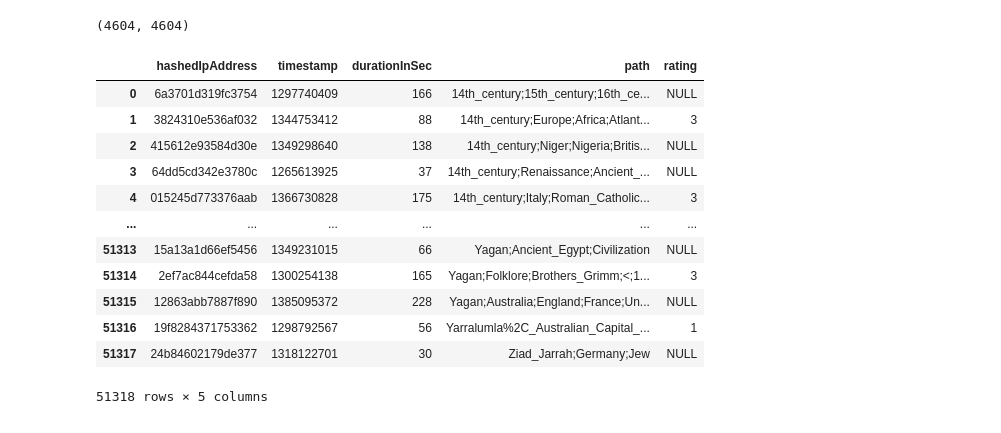
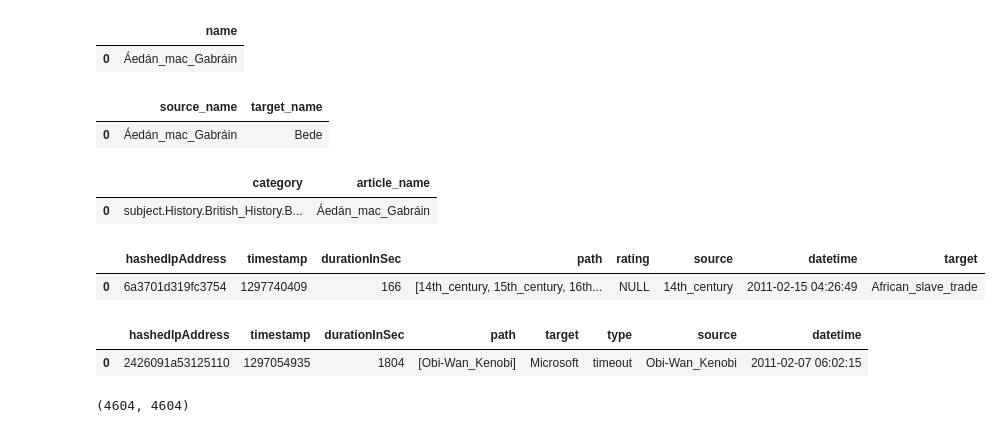
Before and after one commit to epfl-ada/ada-2024-project-5pack, a Jupyter notebook: data_exploration.ipynb, the cells around one changed output. Saved outputs shown, nothing was run; the diff lists cells and outputs as text; code cells hidden in the pictures.

```diff
--- a/data_exploration.ipynb
+++ b/data_exploration.ipynb
@@ -14 +29,26 @@ extracting additional information from source code...
+# %%
+graph_data["articles"].head(1)
+# %% [output]
+|  | name |
+| 0 | Áedán_mac_Gabráin |
+# %%
+graph_data["links"].head(1)
+# %% [output]
+|  | source_name | target_name |
+| 0 | Áedán_mac_Gabráin | Bede |
+# %%
+graph_data["categories"].head(1)
+# %% [output]
+|  | category | article_name |
+| 0 | subject.History.British_History.B... | Áedán_mac_Gabráin |
+# %%
+graph_data["paths_finished"].head(1)
+# %% [output]
+|  | hashedIpAddress | timestamp | durationInSec | path | rating | source | datetime | target |
+| 0 | 6a3701d319fc3754 | 1297740409 | 166 | [14th_century, 15th_century, 16th... | NULL | 14th_century | 2011-02-15 04:26:49 | African_slave_trade |
+# %%
+graph_data["paths_unfinished"].head(1)
+# %% [output]
+|  | hashedIpAddress | timestamp | durationInSec | path | target | type | source | datetime |
+| 0 | 2426091a53125110 | 1297054935 | 1804 | [Obi-Wan_Kenobi] | Microsoft | timeout | Obi-Wan_Kenobi | 2011-02-07 06:02:15 |
 # %%
@@ -16,18 +56,2 @@ paths_and_graph["shortest-path-distance-matrix"].shape
 # %% [output]
 (4604, 4604)
-# %%
-paths_and_graph["paths_finished"]
-# %% [output]
-|  | hashedIpAddress | timestamp | durationInSec | path | rating |
-| 0 | 6a3701d319fc3754 | 1297740409 | 166 | 14th_century;15th_century;16th_ce... | NULL |
-| 1 | 3824310e536af032 | 1344753412 | 88 | 14th_century;Europe;Africa;Atlant... | 3 |
-| 2 | 415612e93584d30e | 1349298640 | 138 | 14th_century;Niger;Nigeria;Britis... | NULL |
-| 3 | 64dd5cd342e3780c | 1265613925 | 37 | 14th_century;Renaissance;Ancient_... | NULL |
-| 4 | 015245d773376aab | 1366730828 | 175 | 14th_century;Italy;Roman_Catholic... | 3 |
-| ... | ... | ... | ... | ... | ... |
-| 51313 | 15a13a1d66ef5456 | 1349231015 | 66 | Yagan;Ancient_Egypt;Civilization | NULL |
-| 51314 | 2ef7ac844cefda58 | 1300254138 | 165 | Yagan;Folklore;Brothers_Grimm;<;1... | 3 |
-| 51315 | 12863abb7887f890 | 1385095372 | 228 | Yagan;Australia;England;France;Un... | NULL |
-| 51316 | 19f8284371753362 | 1298792567 | 56 | Yarralumla%2C_Australian_Capital_... | 1 |
-| 51317 | 24b84602179de377 | 1318122701 | 30 | Ziad_Jarrah;Germany;Jew | NULL |
-51318 rows × 5 columns
```
Also changed, not shown: parts of 18 cells of this notebook, 4 other files.
